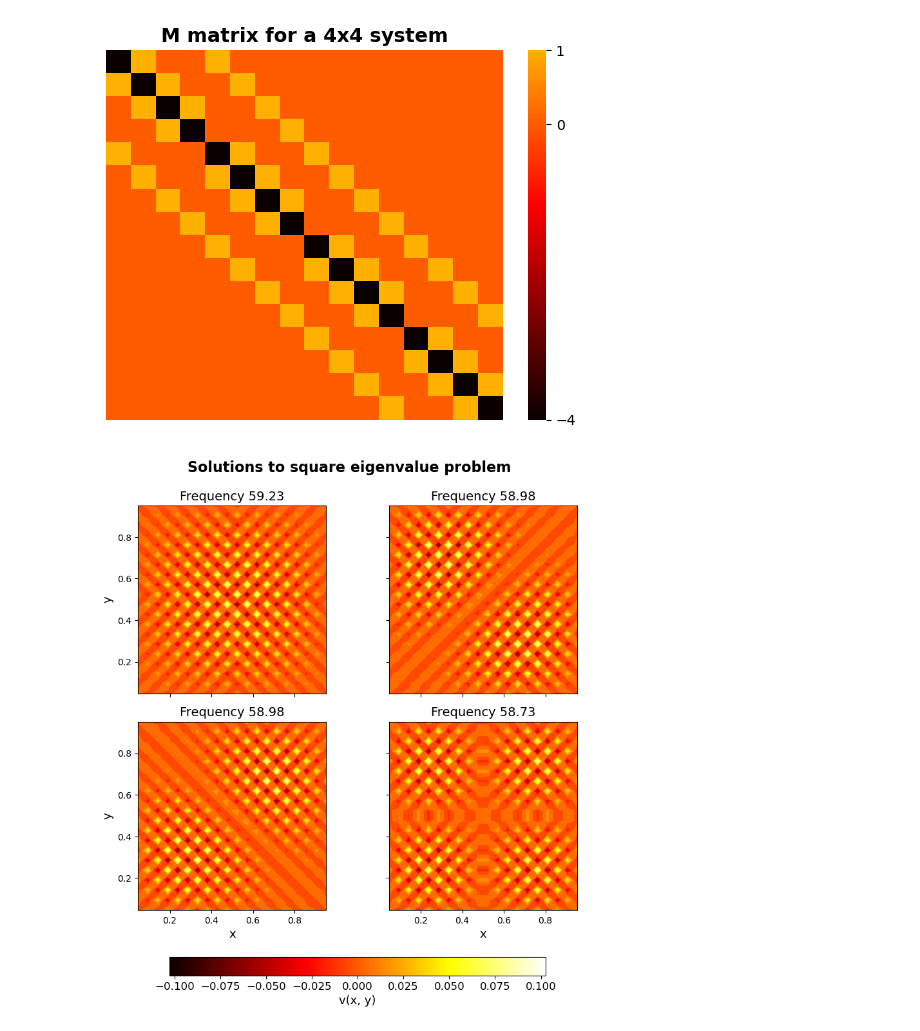
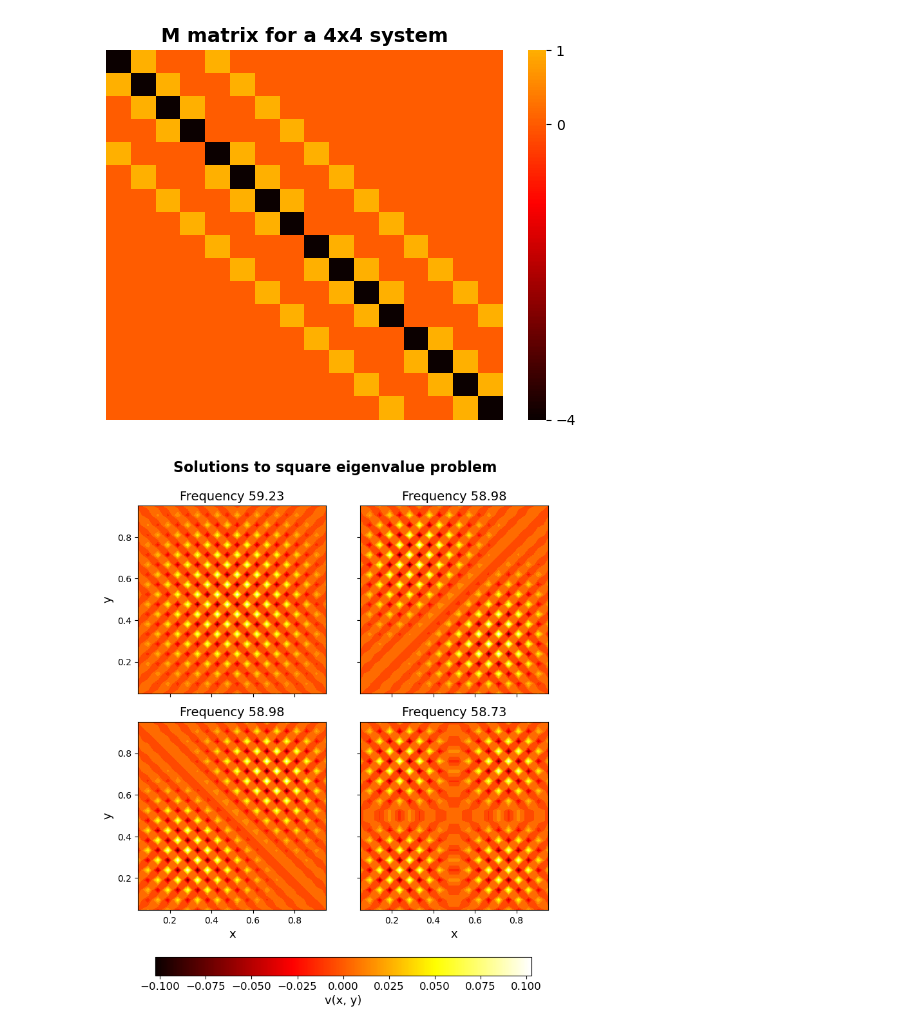
Before and after one commit to francescotiepolo/scientific_computing_assignment3, a Jupyter notebook: notebook_3_1.ipynb, the cells around one changed output. Saved outputs shown, nothing was run; the diff lists cells and outputs as text; code cells hidden in the pictures.

Commit message:
figure 3.1 B rectangle

```diff
--- a/notebook_3_1.ipynb
+++ b/notebook_3_1.ipynb
@@ -46,32 +46,32 @@ for i in range(4):
     global_min = min(global_min, sol.min())
     global_max = max(global_max, sol.max())
 
 norm = plt.Normalize(vmin=global_min, vmax=global_max)
 cmap = 'hot'
 fig, axes = plt.subplots(2, 2, figsize=(10, 10))
 
 for i, ax in enumerate(axes.flat):
     sol = eigenvectors[:, i].reshape(N, N)
     freq = np.sqrt(-eigenvalues[i]) / h
     ax.contourf(X, Y, sol, N, cmap=cmap, norm=norm)
     ax.set_aspect('equal')
     ax.set_title(f'Frequency {freq:.2f}', fontsize=14)
     if i // 2 == 1:
         ax.set_xlabel('x', fontsize=13)
     else:
         ax.set_xticklabels([])
     if i % 2 == 0:
         ax.set_ylabel('y', fontsize=13)
     else:
         ax.set_yticklabels([])
 
 sm = plt.cm.ScalarMappable(cmap=cmap, norm=norm)
 sm.set_array([])
-plt.subplots_adjust(wspace=0.01, hspace=0.15, bottom=0.15)
+plt.subplots_adjust(wspace=-0.2, hspace=0.15, bottom=0.15)
 cbar = fig.colorbar(sm, ax=axes, orientation='horizontal', location='bottom', fraction=0.04, pad=0.1)
 cbar.set_label('v(x, y)', fontsize=13)  # Larger colorbar label
 cbar.ax.tick_params(labelsize=12)
 fig.suptitle('Solutions to square eigenvalue problem', fontweight='semibold', fontsize=16, y=0.95)
 plt.show()
 # %% [output]
-[figure, old version]
+[figure, new version]
```
Also changed, not shown: parts of 2 cells of this notebook, 1 other file.
